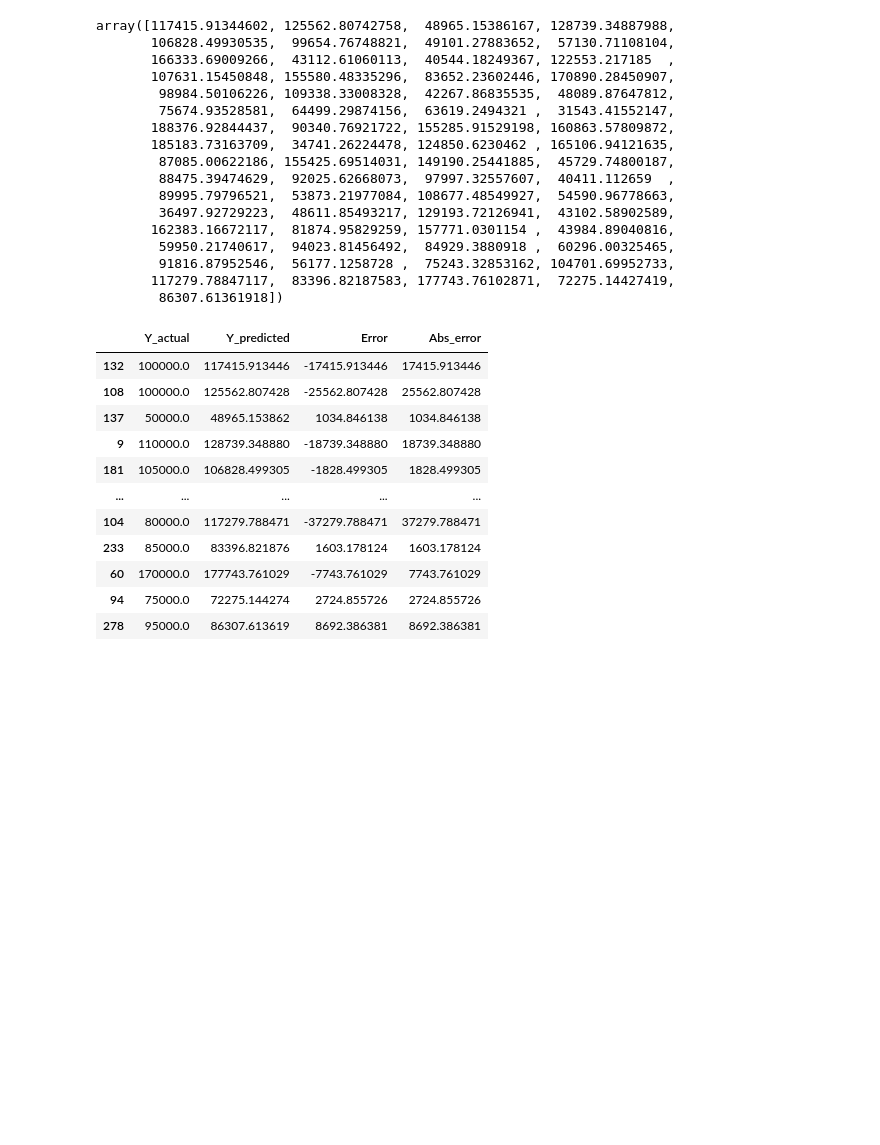
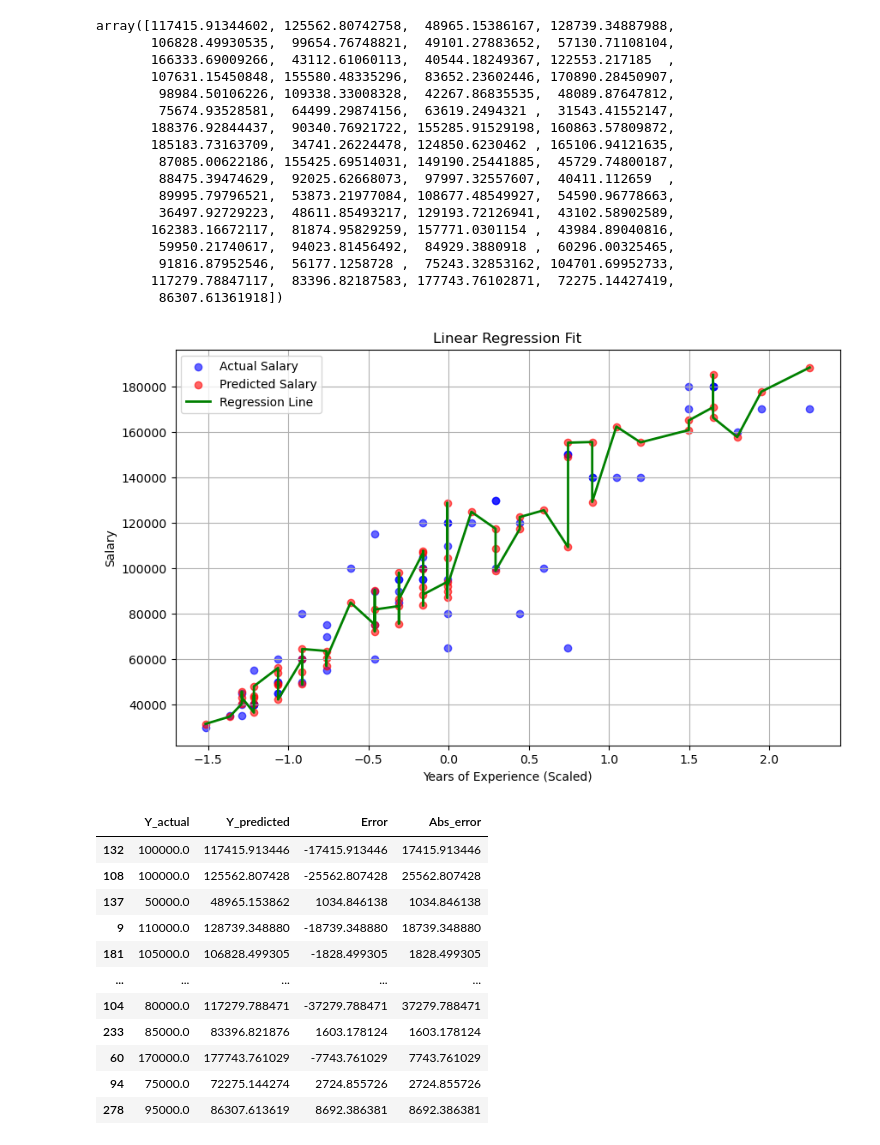
Before and after one commit to KennyKvn001/linear_regression_model, a Jupyter notebook: Summatives/Model/KennyKevin_LinearRegressionModel.ipynb, the cells around one changed output. Drawn from its saved outputs; the diff is of its cells as text; code cells hidden in the pictures; blank space fills up the shorter version.

```diff
--- a/Summatives/Model/KennyKevin_LinearRegressionModel.ipynb
+++ b/Summatives/Model/KennyKevin_LinearRegressionModel.ipynb
@@ -204,6 +204,26 @@ array([117415.91344602, 125562.80742758,  48965.15386167, 128739.34887988,
         91816.87952546,  56177.1258728 ,  75243.32853162, 104701.69952733,
        117279.78847117,  83396.82187583, 177743.76102871,  72275.14427419,
         86307.61361918])
+# %%
+# Creating a scatter plot of the actual vs predicted values
+plt.figure(figsize=(10, 6))
+plt.scatter(X_test['experience_scale'], Y_test, color='blue', label='Actual Salary', alpha=0.6)
+plt.scatter(X_test['experience_scale'], Y_pred, color='red', label='Predicted Salary', alpha=0.6)
+
+# Plotting the linear regression line
+# Sort the values for a smooth line
+sorted_indices = np.argsort(X_test['experience_scale'])
+plt.plot(X_test['experience_scale'].iloc[sorted_indices], Y_pred[sorted_indices], color='green', linewidth=2, label='Regression Line')
+
+# Adding labels and title
+plt.title('Linear Regression Fit')
+plt.xlabel('Years of Experience (Scaled)')
+plt.ylabel('Salary')
+plt.legend()
+plt.grid()
+plt.show()
+# %% [output]
+[figure, added]
 # %%
 # Dataframe of actual and predicted values
 df = pd.DataFrame({'Y_actual': Y_test, 'Y_predicted': Y_pred})
```
Also changed, not shown: 1 other file.
